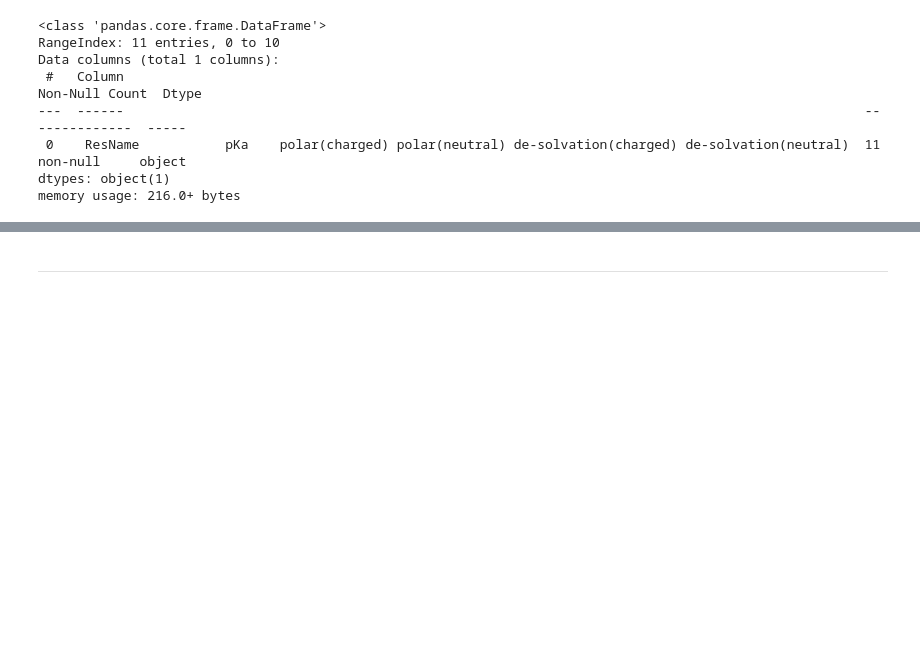
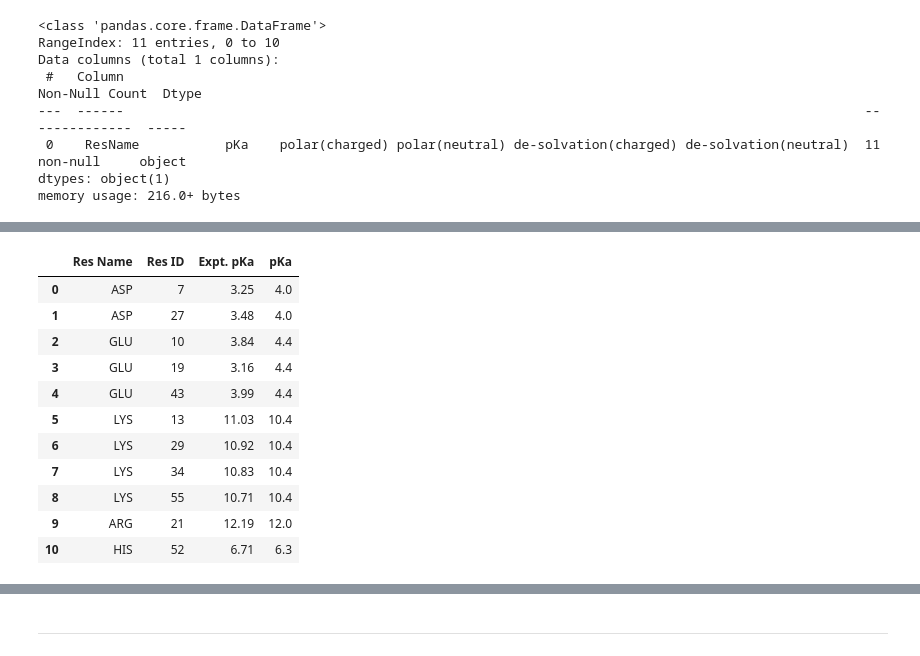
Before and after one commit to YongjiaXu/protein_pKa, a Jupyter notebook: protein_pKa.ipynb, the cells around one changed output, grey strips where cells are left out. Cells and saved outputs as stored; diff of their text form; code cells hidden in the pictures; blank space fills up the shorter version.

```diff
--- a/protein_pKa.ipynb
+++ b/protein_pKa.ipynb
@@ -155,0 +148,9 @@ Name: Res ID, dtype: float64
+# %%
+# theoretical value of proteins
+theo_val = {'ARG': 12.0, 'ASP': 4.0, 'CYS': 9.5, 'GLU': 4.4, 'HIS': 6.3,
+               'LYS': 10.4, 'TYR': 9.6}
+
+df_theo_val = pd.DataFrame(np.array([['ARG', 12.0], ['ASP', 4.0], ['CYS', 9.5],
+                                    ['GLU', 4.4], ['HIS', 6.3], ['LYS', 10.4], ['TYR', 9.6]]),
+                          columns = ['Res Name', 'pKa'])
+df_theo_val
@@ -192,0 +206,18 @@ df_2ovo
+# %%
+# Merge with theoretical values
+df_2ovo.rename(columns={"pKa": "Expt. pKa"}, inplace=True)
+df_2ovo = pd.merge(df_2ovo, df_theo_val, on=['Res Name'], how='inner')
+df_2ovo
+# %% [output]
+|  | Res Name | Res ID | Expt. pKa | pKa |
+| 0 | ASP | 7 | 3.25 | 4.0 |
+| 1 | ASP | 27 | 3.48 | 4.0 |
+| 2 | GLU | 10 | 3.84 | 4.4 |
+| 3 | GLU | 19 | 3.16 | 4.4 |
+| 4 | GLU | 43 | 3.99 | 4.4 |
+| 5 | LYS | 13 | 11.03 | 10.4 |
+| 6 | LYS | 29 | 10.92 | 10.4 |
+| 7 | LYS | 34 | 10.83 | 10.4 |
+| 8 | LYS | 55 | 10.71 | 10.4 |
+| 9 | ARG | 21 | 12.19 | 12.0 |
+| 10 | HIS | 52 | 6.71 | 6.3 |
```
Also changed, not shown: parts of 33 cells of this notebook, 14 other files.
